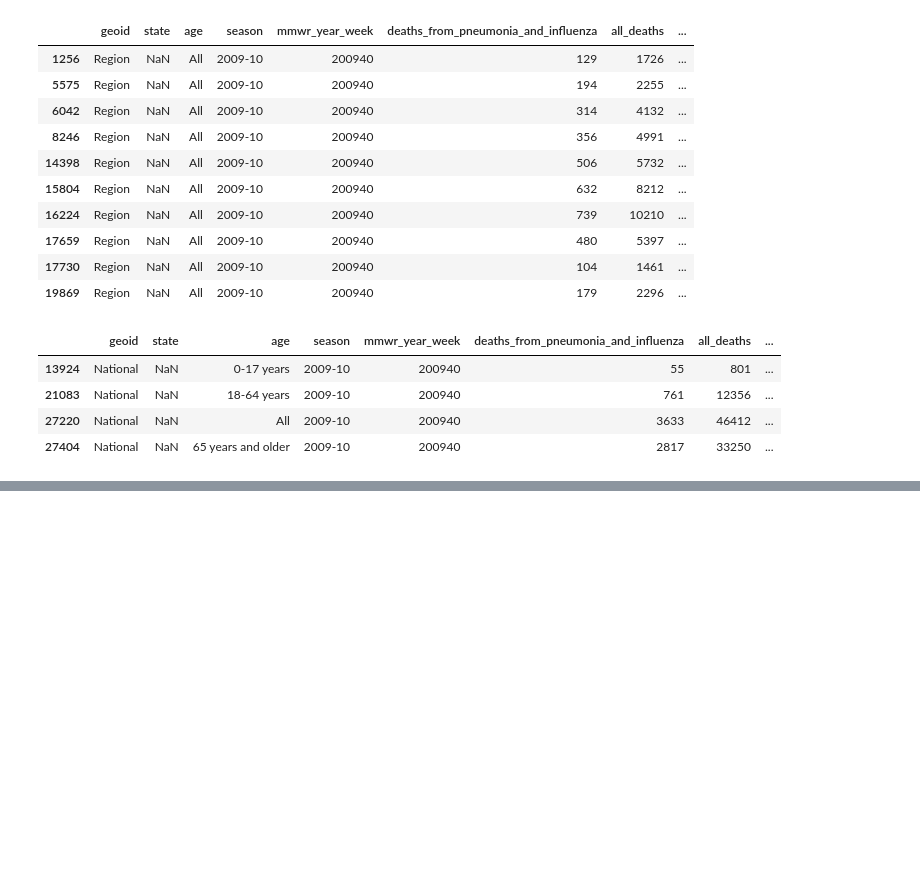
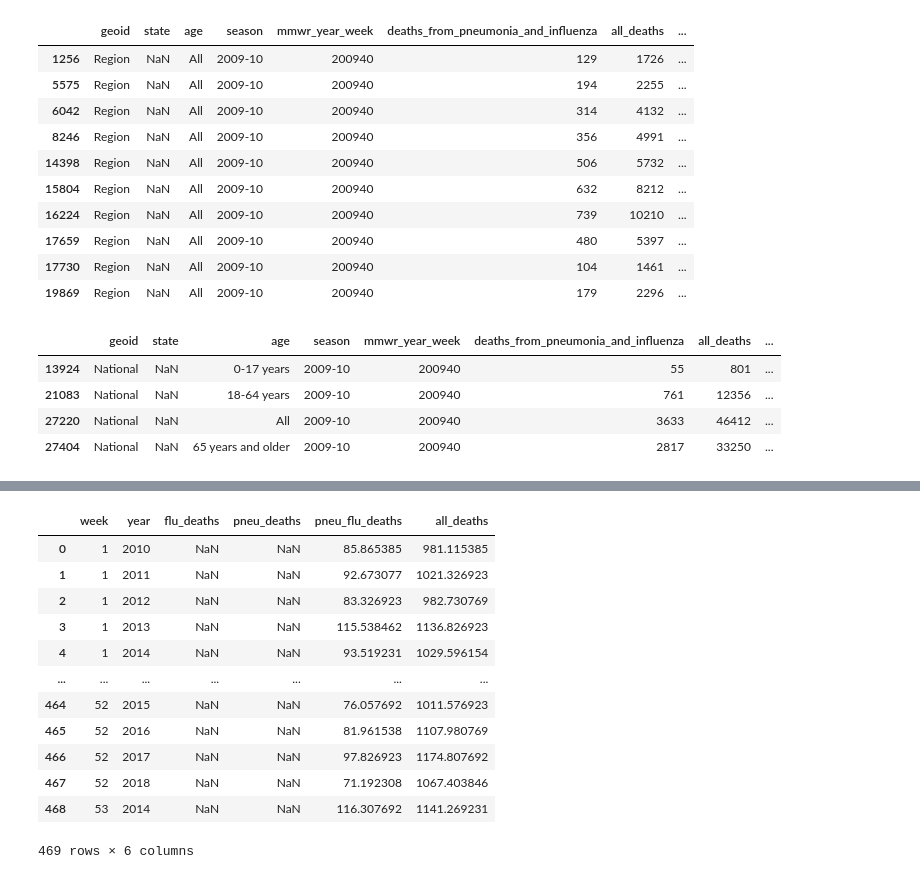
Before and after one commit to LotusEat3r/Project, a Jupyter notebook: Project_Data_init.ipynb, the cells around one changed output, grey strips where cells are left out. Drawn from its saved outputs; the diff is of its cells as text; code cells hidden in the pictures; blank space fills up the shorter version.

```diff
--- a/Project_Data_init.ipynb
+++ b/Project_Data_init.ipynb
@@ -186,0 +201,16 @@ deaths_clean.to_csv('./deaths.csv')
+# %%
+total_deaths
+# %% [output]
+|  | week | year | flu_deaths | pneu_deaths | pneu_flu_deaths | all_deaths |
+| 0 | 1 | 2010 | NaN | NaN | 85.865385 | 981.115385 |
+| 1 | 1 | 2011 | NaN | NaN | 92.673077 | 1021.326923 |
+| 2 | 1 | 2012 | NaN | NaN | 83.326923 | 982.730769 |
+| 3 | 1 | 2013 | NaN | NaN | 115.538462 | 1136.826923 |
+| 4 | 1 | 2014 | NaN | NaN | 93.519231 | 1029.596154 |
+| ... | ... | ... | ... | ... | ... | ... |
+| 464 | 52 | 2015 | NaN | NaN | 76.057692 | 1011.576923 |
+| 465 | 52 | 2016 | NaN | NaN | 81.961538 | 1107.980769 |
+| 466 | 52 | 2017 | NaN | NaN | 97.826923 | 1174.807692 |
+| 467 | 52 | 2018 | NaN | NaN | 71.192308 | 1067.403846 |
+| 468 | 53 | 2014 | NaN | NaN | 116.307692 | 1141.269231 |
+469 rows × 6 columns
```
Also changed, not shown: parts of 6 cells of this notebook, 1 other file.
